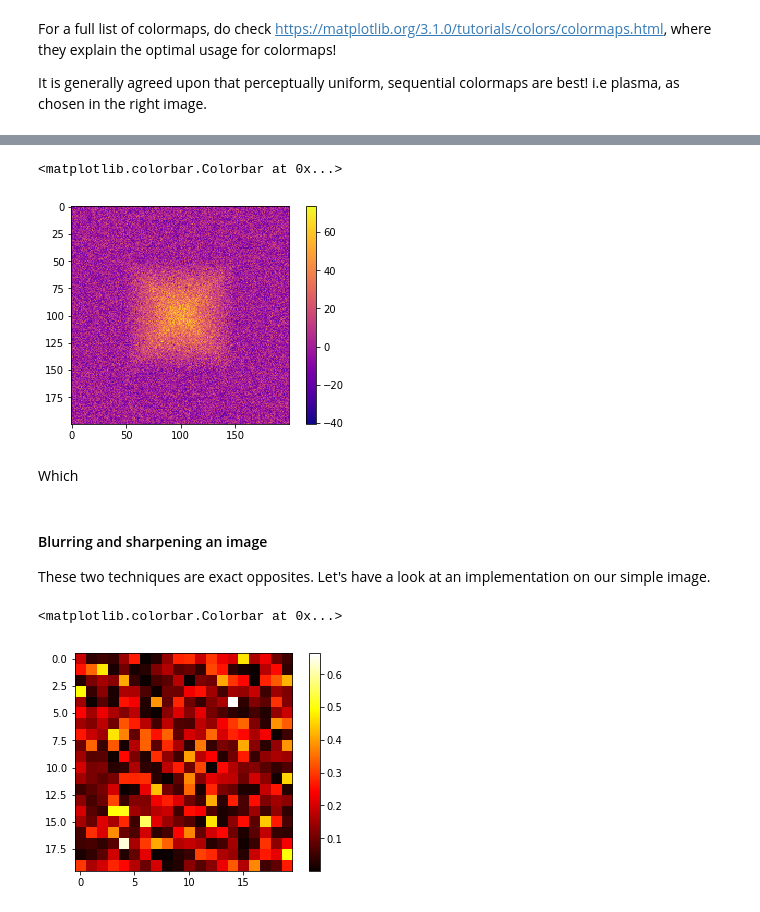
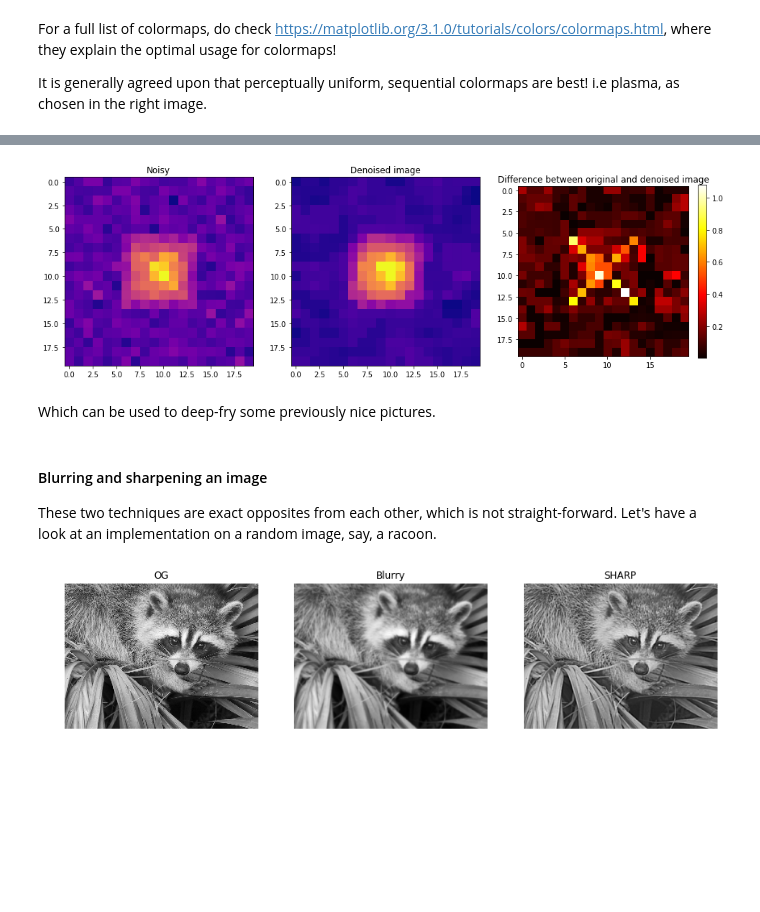
Before and after one commit to D-DePablos/WEW, a Jupyter notebook: Stage_4.ipynb, the cells around one changed output, grey strips where cells are left out. Saved outputs shown, nothing was run; the diff lists cells and outputs as text; code cells hidden in the pictures; blank space fills up the shorter version.

```diff
--- a/Stage_4.ipynb
+++ b/Stage_4.ipynb
@@ -120,45 +148,72 @@ Now that we know to choose a good colourmap, we can make our image seem blurry b
-# %%
-im_noise = im + 10 * np.random.randn(*im.shape) # modifying by 10 times their current value
-
-plt.imshow(im_noise, cmap = plt.cm.plasma)
-# %% [output]
-<matplotlib.colorbar.Colorbar at 0x...>
-[figure, removed]
-# %% [markdown]
-Which
+# %%
+# We first make a noisy image by +/- 30% of the pixel value
+im_noise = im + 0.3 * np.random.randn(*im.shape)
+
+# We can then smooth our noisy image to denoise it
+im_med = ndimage.median_filter(im_noise, 3)
+
+fig = plt.figure(figsize = (16,5))
+
+fig.add_subplot(1,3,1)
+plt.imshow(im_noise, cmap = plt.cm.plasma)
+plt.title('Noisy')
+
+
+
+fig.add_subplot(1,3,2)
+plt.imshow(im_med, cmap = plt.cm.plasma)
+plt.title('Denoised image')
+
+
+
+fig.add_subplot(1,3,3)
+plt.imshow(np.abs(im - im_med), cmap=plt.cm.hot , interpolation='nearest')
+plt.title('Difference between original and denoised image')
+plt.colorbar(fraction = 0.046)
+
+
+plt.show()
+# %% [output]
+[figure, added]
+# %% [markdown]
+Which can be used to deep-fry some previously nice pictures.
 # %% [markdown]
 #### Blurring and sharpening an image
 
-These two techniques are exact opposites. Let's have a look at an implementation on our simple image.
+These two techniques are exact opposites from each other, which is not straight-forward. Let's have a look at an implementation on a random image, say, a racoon.
 # %%
-f = scipy.misc.face(gray=True).astype(float)
+from scipy import misc
+
+# Load in the picture from the miscellaneous module
+face = misc.face(gray = True)
+f = misc.face(gray=True).astype(float)
+
+# Create a blurred picture: for each of the pixels, change value slightly
 blurred_f = ndimage.gaussian_filter(f, 3)
 
+
+# We can then sharpen the image using the filter
 filter_blurred_f = ndimage.gaussian_filter(blurred_f, 1)
-
 alpha = 30
 sharpened = blurred_f + alpha * (blurred_f - filter_blurred_f)
+
 
 plt.figure(figsize=(12, 4))
 
 plt.subplot(131)
 plt.imshow(f, cmap=plt.cm.gray)
+plt.title('OG')
 plt.axis('off')
 plt.subplot(132)
 plt.imshow(blurred_f, cmap=plt.cm.gray)
 plt.axis('off')
+plt.title('Blurry')
 plt.subplot(133)
 plt.imshow(sharpened, cmap=plt.cm.gray)
 plt.axis('off')
+plt.title('SHARP')
 
 plt.tight_layout()
 plt.show()
+# %% [output]
+[figure, added]
-# %%
-im_med = ndimage.median_filter(im_noise, 3)
-plt.imshow(im_med)
-
-plt.imshow(np.abs(im - im_noise), cmap=plt.cm.hot , interpolation='nearest')
-plt.colorbar()
-# %% [output]
-<matplotlib.colorbar.Colorbar at 0x...>
-[figure, removed]
```
Also changed, not shown: parts of 16 cells of this notebook.
